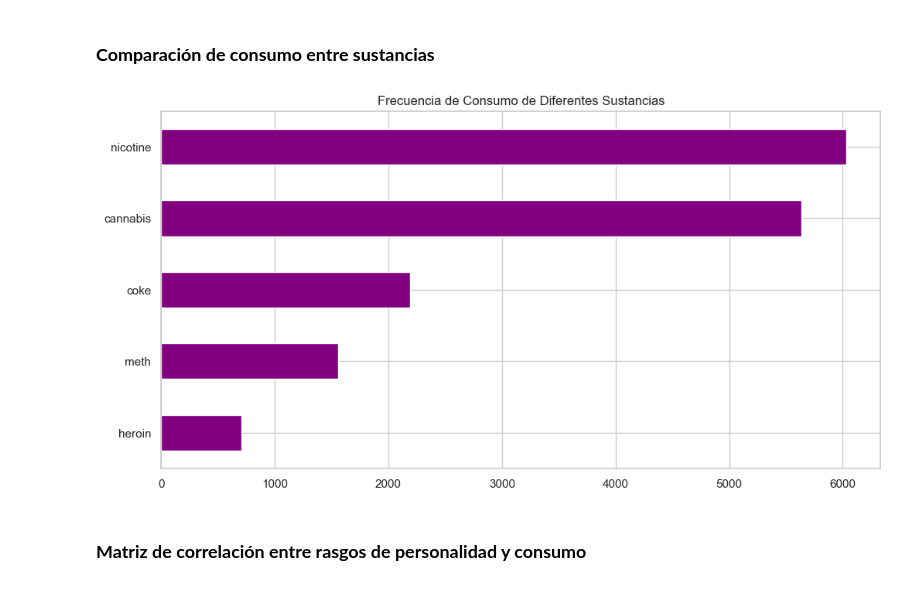
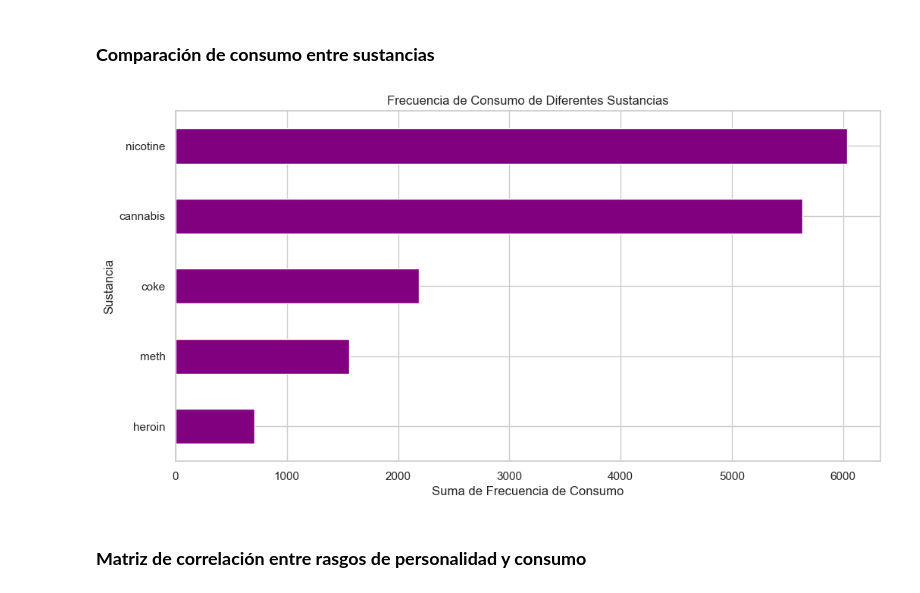
Before and after one commit to Xio0918/Storytelling, a Jupyter notebook: Drug_consumption.ipynb, the cells around one changed output. Cells and saved outputs as stored; diff of their text form; code cells hidden in the pictures.

```diff
--- a/Drug_consumption.ipynb
+++ b/Drug_consumption.ipynb
@@ -1066,12 +1075,31 @@ plt.show()
 # %% [markdown]
 ### **Comparación de consumo entre sustancias**
-# %%
-plt.figure(figsize=(12, 6))
-df_encoded[consumo_cols].sum().sort_values().plot(kind="barh", color="purple")
-plt.title("Frecuencia de Consumo de Diferentes Sustancias")
-plt.show()
-# %% [output]
-[figure, removed]
+# %%
+# Convertir valores de consumo a números (si no se ha hecho antes)
+consumo_map = {
+    "Never Used": 0,
+    "Used over a Decade Ago": 1,
+    "Used in Last Decade": 2,
+    "Used in Last Year": 3,
+    "Used in Last Month": 4,
+    "Used in Last Week": 5,
+    "Used in Last Day": 6
+}
+
+# Aplicar el mapeo a las columnas de consumo
+df_encoded = df.copy()
+for col in consumo_cols:
+    df_encoded[col] = df_encoded[col].map(consumo_map)
+
+# Ahora se pueden sumar los valores sin problemas
+plt.figure(figsize=(12, 6))
+df_encoded[consumo_cols].sum().sort_values().plot(kind="barh", color="purple")
+plt.title("Frecuencia de Consumo de Diferentes Sustancias")
+plt.xlabel("Suma de Frecuencia de Consumo")
+plt.ylabel("Sustancia")
+plt.show()
+# %% [output]
+[figure, added]
 # %% [markdown]
 ### **Matriz de correlación entre rasgos de personalidad y consumo**
 # %%
```
Also changed, not shown: parts of 5 cells of this notebook.
